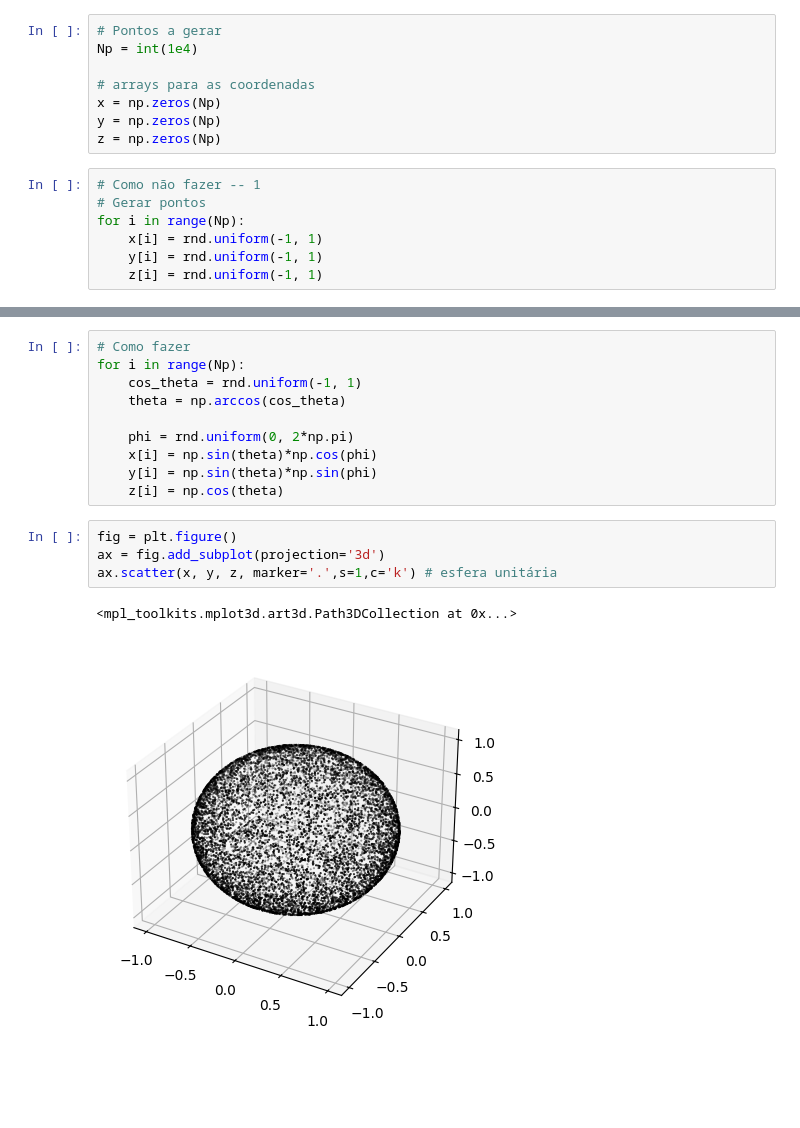
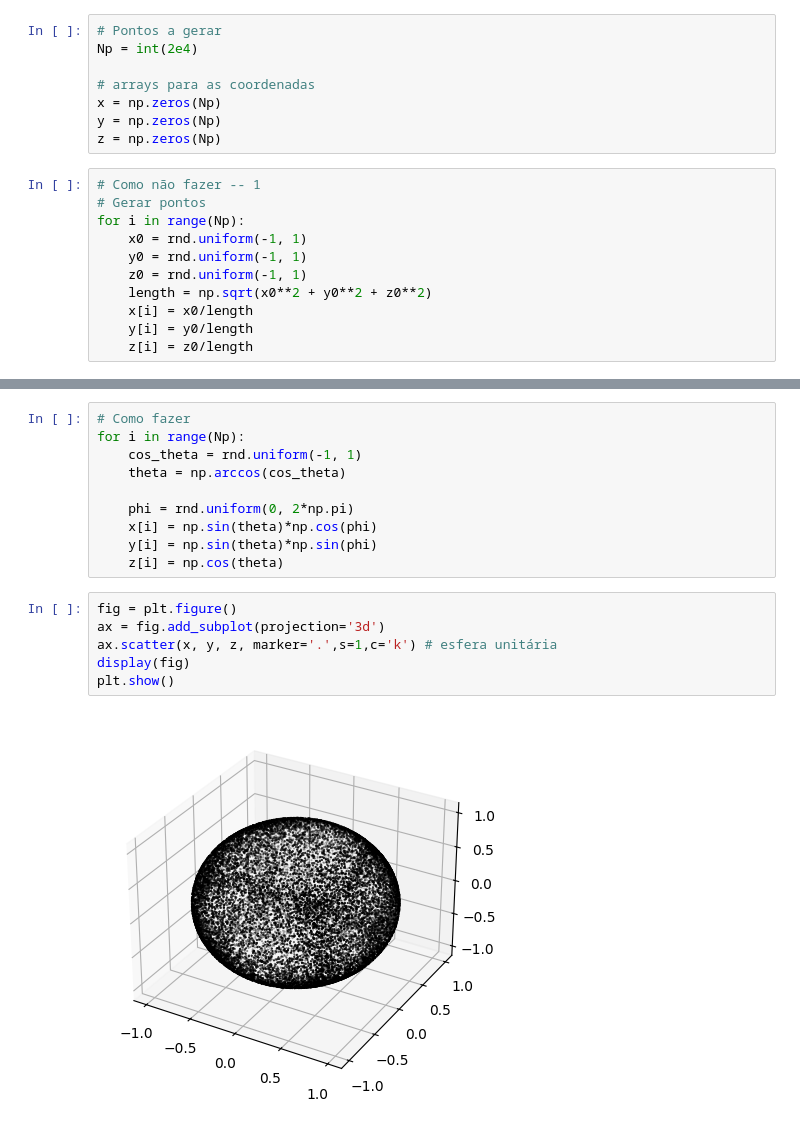
Before and after one commit to alindote/MES, a Jupyter notebook: MES_exercicio9.ipynb, the cells around one changed output, grey strips where cells are left out. Cells and saved outputs as stored; diff of their text form; blank space fills up the shorter version.

```diff
--- a/MES_exercicio9.ipynb
+++ b/MES_exercicio9.ipynb
@@ -7,6 +33,6 @@ import numpy.random as rnd
 # %%
 # Pontos a gerar
-Np = int(1e4)
+Np = int(2e4)
 
 # arrays para as coordenadas
 x = np.zeros(Np)
@@ -16,9 +42,13 @@ z = np.zeros(Np)
 # Como não fazer -- 1
 # Gerar pontos
 for i in range(Np):
-    x[i] = rnd.uniform(-1, 1)
-    y[i] = rnd.uniform(-1, 1)
-    z[i] = rnd.uniform(-1, 1)
+    x0 = rnd.uniform(-1, 1)
+    y0 = rnd.uniform(-1, 1)
+    z0 = rnd.uniform(-1, 1)
+    length = np.sqrt(x0**2 + y0**2 + z0**2)
+    x[i] = x0/length
+    y[i] = y0/length
+    z[i] = z0/length
 # %%
 # Como não fazer -- 2
 # Gerar pontos
@@ -41,7 +71,8 @@ for i in range(Np):
 # %%
 fig = plt.figure()
 ax = fig.add_subplot(projection='3d')
 ax.scatter(x, y, z, marker='.',s=1,c='k') # esfera unitária
+display(fig)
+plt.show()
 # %% [output]
-<mpl_toolkits.mplot3d.art3d.Path3DCollection at 0x...>
-[figure, old version]
+[figure, new version]
```
Also changed, not shown: parts of 3 cells of this notebook.
